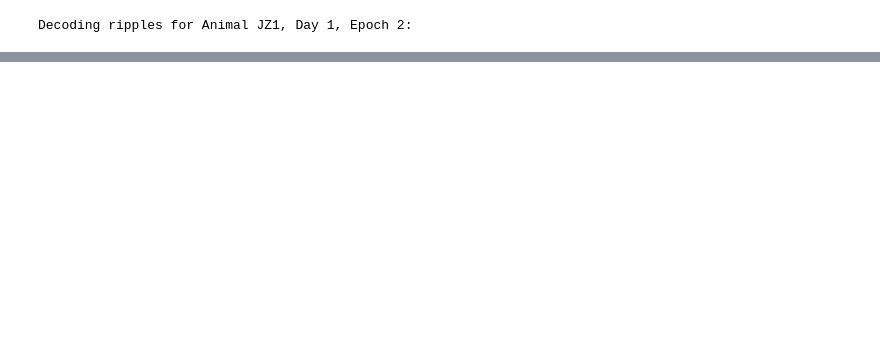
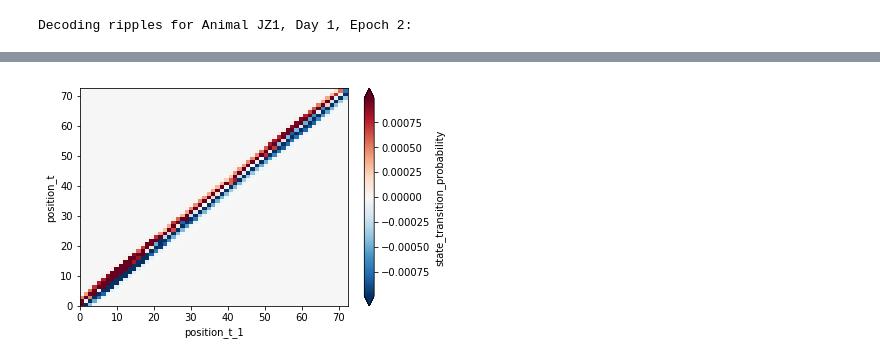
Before and after one commit to edeno/Roumis_2018, a Jupyter notebook: notebooks/20171121_decoding.ipynb, the cells around one changed output, grey strips where cells are left out. Cells and saved outputs as stored; diff of their text form; code cells hidden in the pictures; blank space fills up the shorter version.

```diff
--- a/notebooks/20171121_decoding.ipynb
+++ b/notebooks/20171121_decoding.ipynb
@@ -63,0 +157,7 @@ tetrode_index.shape
+# %%
+state_transition = decoder.state_transition_matrix
+
+(state_transition.sel(state='Outbound-Forward') - state_transition.sel(state='Inbound-Forward')).plot(
+    x='position_t_1', y='position_t', robust=True);
+# %% [output]
+[figure, added]
```
Also changed, not shown: parts of 31 cells of this notebook, 2 other files.
